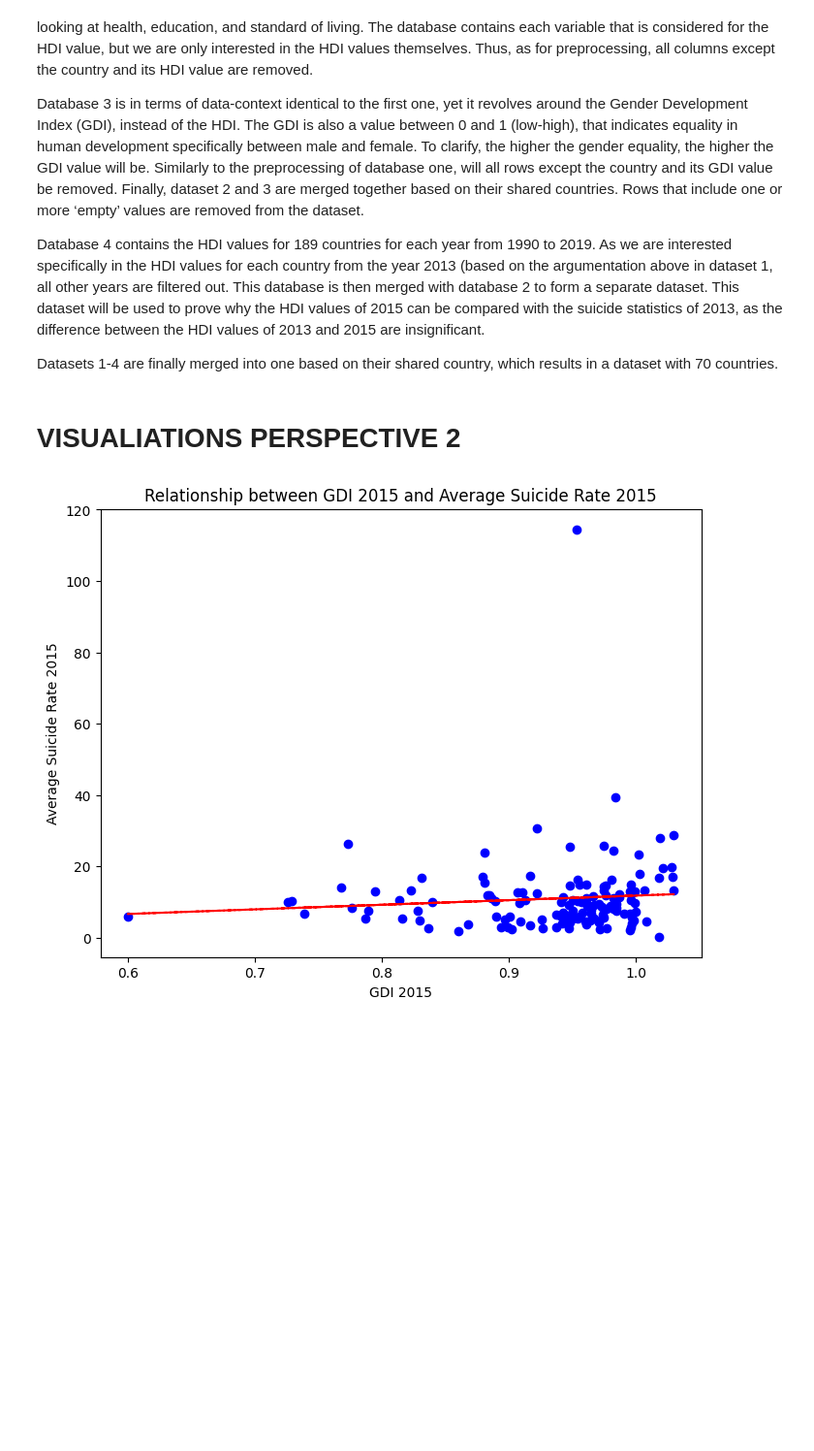
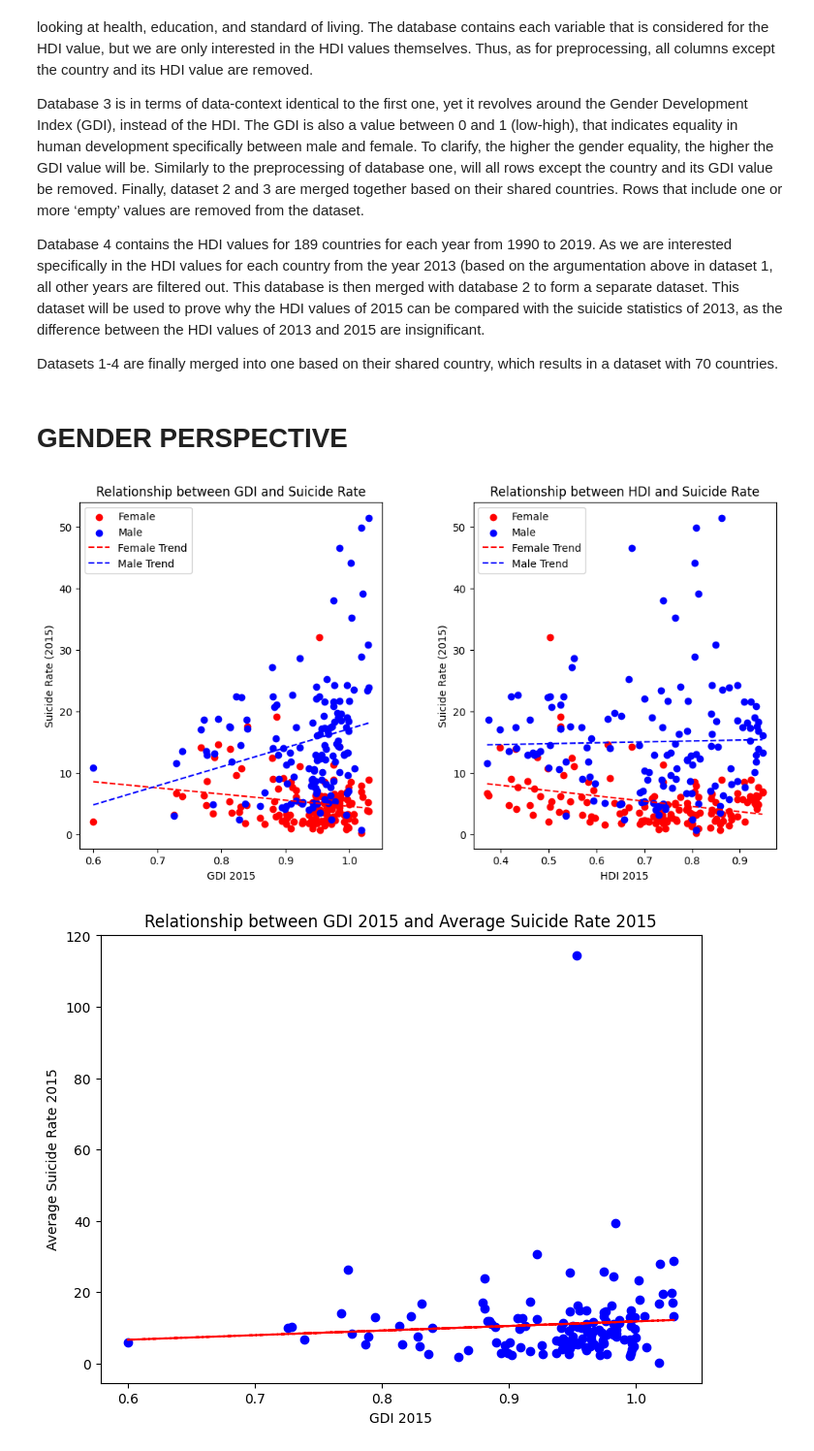
Before and after one commit to Lloydster25/Informatievisualisatie, a Jupyter notebook: FINAL.ipynb, the cells around one changed output. Shown at 97% size. Saved outputs shown, nothing was run; the diff lists cells and outputs as text; code cells hidden in the pictures; blank space fills up the shorter version.

Commit message:
perspective 2

```diff
--- a/FINAL.ipynb
+++ b/FINAL.ipynb
@@ -21,9 +21,83 @@ Database 4 contains the HDI values for 189 countries for each year from 1990 to
 
 Datasets 1-4 are finally merged into one based on their shared country, which results in a dataset with 70 countries.
 # %% [markdown]
- # VISUALIATIONS PERSPECTIVE 2
+ # GENDER PERSPECTIVE
 # %%
-# pip install mpldatacursor
+import pandas as pd
+import matplotlib.pyplot as plt
+import numpy as np
+
+df = pd.read_csv('databases/Age-standardized suicide rates.csv')
+df1 = pd.read_csv('databases/IV DATASET 1.csv')
+df1 = df1[['Country', 'GDI 2015', 'HDI 2015']]
+df = pd.merge(df, df1, on='Country')
+
+df['Sex'] = df['Sex'].str.replace('female', 'F').str.replace('male', 'M')
+
+female_suicides = df[df['Sex'].str.contains('fem', case=False)]
+male_suicides = df[df['Sex'].str.contains('male', case=False)]
+
+female_suicides_2015 = female_suicides[['Country', '2015', 'GDI 2015', 'HDI 2015']]
+male_suicides_2015 = male_suicides[['Country', '2015', 'GDI 2015', 'HDI 2015']]
+
+# Merge female and male datasets on Country
+merged_data = pd.merge(female_suicides_2015, male_suicides_2015, on='Country', suffixes=('_Female', '_Male'))
+
+# Select the relevant columns for HDI, GDI, and suicide rates
+data = merged_data[['Country', 'HDI 2015_Female', 'HDI 2015_Male', 'GDI 2015_Female', 'GDI 2015_Male', '2015_Female', '2015_Male']]
+
+# Calculate trendlines for HDI (female and male)
+z_hdi_female = np.polyfit(data['HDI 2015_Female'], data['2015_Female'], 1)
+p_hdi_female = np.poly1d(z_hdi_female)
+
+z_hdi_male = np.polyfit(data['HDI 2015_Male'], data['2015_Male'], 1)
+p_hdi_male = np.poly1d(z_hdi_male)
+
+# Calculate trendlines for GDI (female and male)
+z_gdi_female = np.polyfit(data['GDI 2015_Female'], data['2015_Female'], 1)
+p_gdi_female = np.poly1d(z_gdi_female)
+
+z_gdi_male = np.polyfit(data['GDI 2015_Male'], data['2015_Male'], 1)
+p_gdi_male = np.poly1d(z_gdi_male)
+
+# Create subplots for GDI and HDI
+fig, (ax1, ax2) = plt.subplots(1, 2, figsize=(12, 6))
+
+# Plot for GDI
+ax1.scatter(data['GDI 2015_Female'], data['2015_Female'], c='red', label='Female')
+ax1.scatter(data['GDI 2015_Male'], data['2015_Male'], c='blue', label='Male')
+
+# Plot trendlines for GDI
+gdi_range = np.linspace(data['GDI 2015_Female'].min(), data['GDI 2015_Female'].max(), 100)
+ax1.plot(gdi_range, p_gdi_female(gdi_range), 'r--', label='Female Trend')
+ax1.plot(gdi_range, p_gdi_male(gdi_range), 'b--', label='Male Trend')
+
+ax1.set_xlabel('GDI 2015')
+ax1.set_ylabel('Suicide Rate (2015)')
+ax1.set_title('Relationship between GDI and Suicide Rate')
+ax1.legend()
+
+# Plot for HDI
+ax2.scatter(data['HDI 2015_Female'], data['2015_Female'], c='red', label='Female')
+ax2.scatter(data['HDI 2015_Male'], data['2015_Male'], c='blue', label='Male')
+
+# Plot trendlines for HDI
+hdi_range = np.linspace(data['HDI 2015_Female'].min(), data['HDI 2015_Female'].max(), 100)
+ax2.plot(hdi_range, p_hdi_female(hdi_range), 'r--', label='Female Trend')
+ax2.plot(hdi_range, p_hdi_male(hdi_range), 'b--', label='Male Trend')
+
+ax2.set_xlabel('HDI 2015')
+ax2.set_ylabel('Suicide Rate (2015)')
+ax2.set_title('Relationship between HDI and Suicide Rate')
+ax2.legend()
+
+# Adjust spacing between subplots
+plt.subplots_adjust(wspace=0.3)
+
+# Show the plot
+plt.show()
+# %% [output]
+[figure, added]
 # %%
 import pandas as pd
 import matplotlib.pyplot as plt
```
Also changed, not shown: 2 other files.
